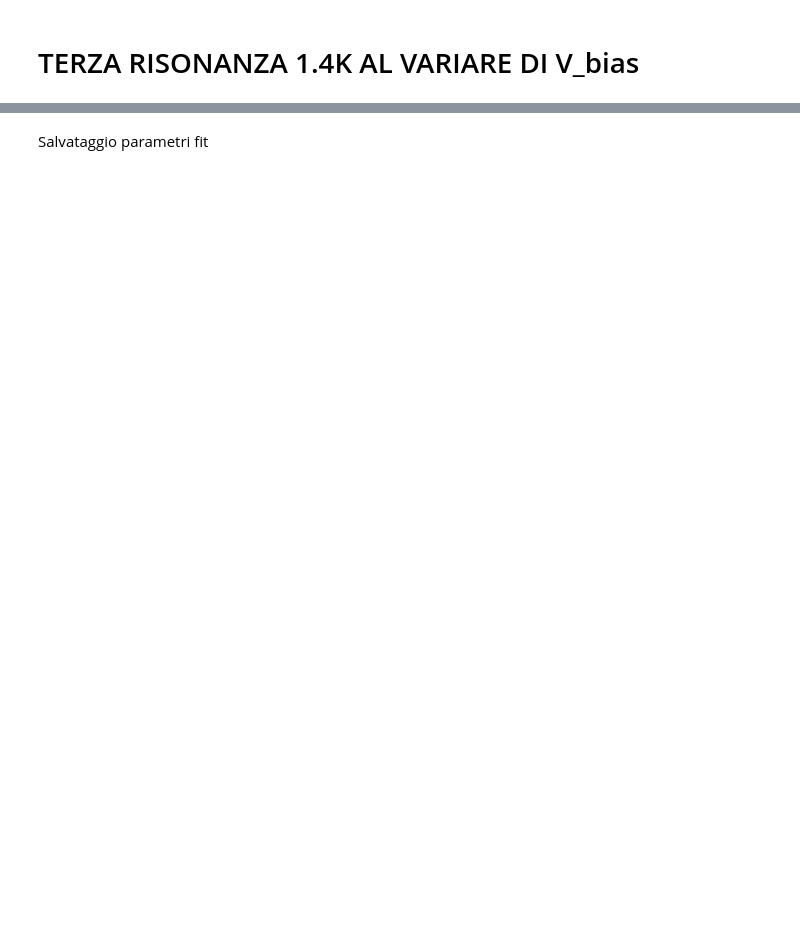
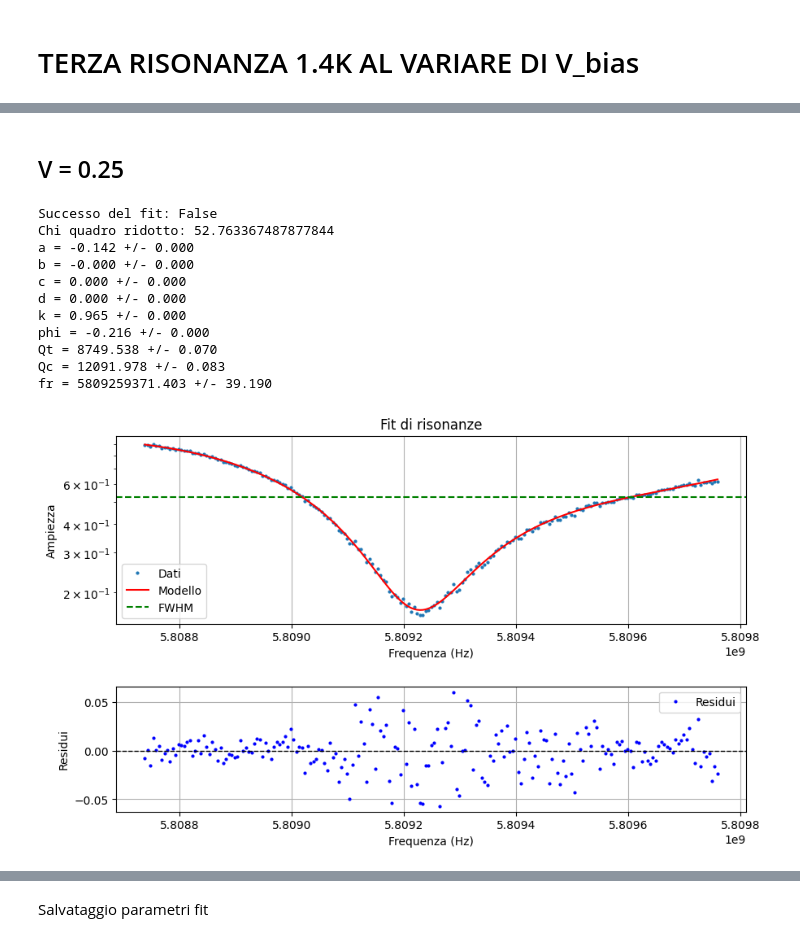
Before and after one commit to biqute/QTLab2425, a Jupyter notebook: 2Dqubit/presa_dati/Fit_1.4K/fit_1.4K.ipynb, the cells around one changed output, grey strips where cells are left out. Saved outputs shown, nothing was run; the diff lists cells and outputs as text; code cells hidden in the pictures; blank space fills up the shorter version.

```diff
--- a/2Dqubit/presa_dati/Fit_1.4K/fit_1.4K.ipynb
+++ b/2Dqubit/presa_dati/Fit_1.4K/fit_1.4K.ipynb
@@ -145,0 +72,59 @@ fr = 5776539827.001 +/- 9.124
+# %% [markdown]
+## V = 0.25
+# %%
+
+#----------------------- V = 0.25-------------------------------------------
+fr_list = []
+Qc_list = []
+Qt_list = []
+a_list = []
+b_list = []
+c_list = []
+d_list = []
+k_list = []
+phi_list = []
+
+initial_params = {
+    'a': 1,
+    'b': 10e-9,
+    'c': 10e-18,
+    'd': 10e-27,
+    'k': 6,           # aumentato
+    'phi': 0.3,       # lasciato vicino a valore attuale
+    'Qt': 9000,       # leggermente ridotto
+    'Qc': 10000,      # sensibilmente ridotto
+    'fr': 5.8106e9    # centrato visivamente sul minimo
+}
+
+file_path = f"Cavity_resonances_1.4K/Resonance3/res3-50dBm_0.25V.txt"
+fr, qc, qt, a, b, c, d, k, phi = resonance_fit.fit_cut(file_path, None, None, 5.808738e9, 5.809761e9, initial_params=initial_params)
+
+fr_list.append(fr)
+Qc_list.append(qc)
+Qt_list.append(qt)
+a_list.append(a)
+b_list.append(b)
+c_list.append(c)
+d_list.append(d)
+k_list.append(k)
+phi_list.append(phi)
+
+f_r = np.array(fr_list)
+y=(f_r-f_r[0])/ f_r[0]  # Calcola la variazione percentuale della frequenza di risonanza rispetto al primo valore
+V = np.array(V)
+
+
+x = V / 1.997
+# %% [output]
+Successo del fit: False
+Chi quadro ridotto: 52.763367487877844
+a = -0.142 +/- 0.000
+b = -0.000 +/- 0.000
+c = 0.000 +/- 0.000
+d = 0.000 +/- 0.000
+k = 0.965 +/- 0.000
+phi = -0.216 +/- 0.000
+Qt = 8749.538 +/- 0.070
+Qc = 12091.978 +/- 0.083
+fr = 5809259371.403 +/- 39.190
+[figure, added]
```
Also changed, not shown: parts of 5 cells of this notebook, 5 other files.
